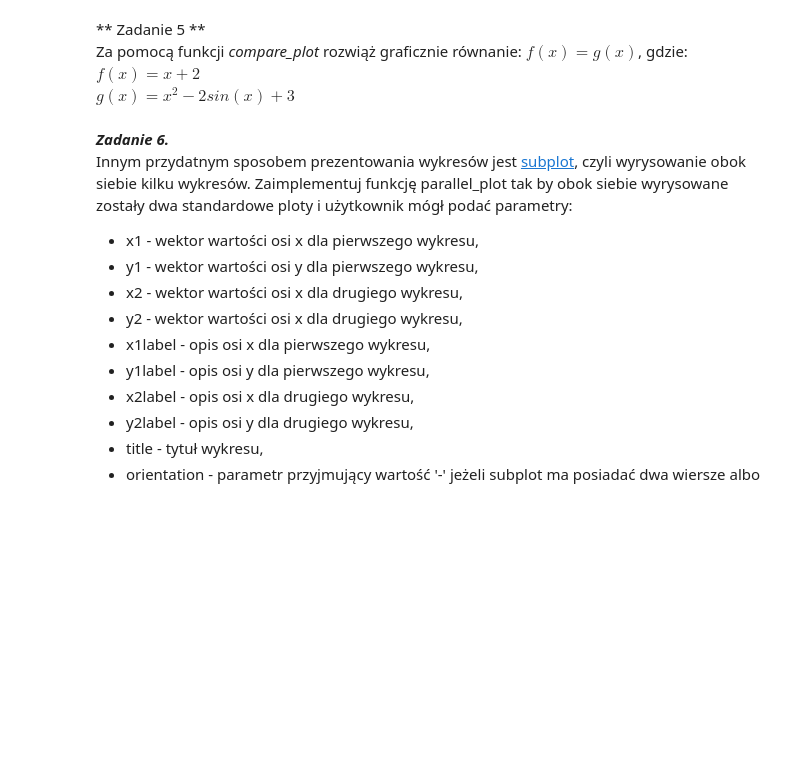
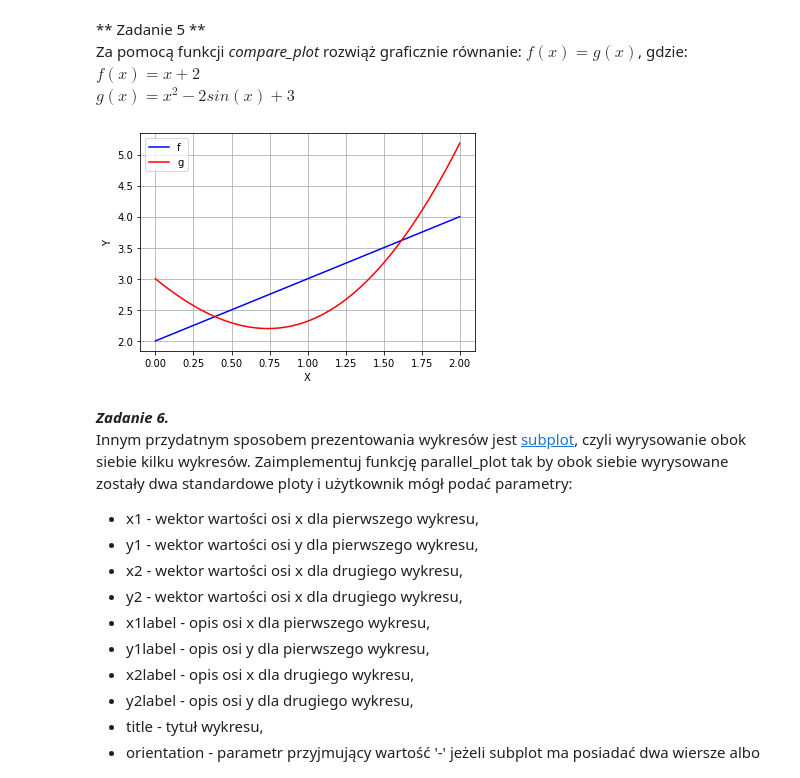
Before and after one commit to michasbueno/metody_numeryczne, a Jupyter notebook: numerki_lab2/sprawozdanie.ipynb, the cells around one changed output. Cells and saved outputs as stored; diff of their text form; code cells hidden in the pictures; blank space fills up the shorter version.

```diff
--- a/numerki_lab2/sprawozdanie.ipynb
+++ b/numerki_lab2/sprawozdanie.ipynb
@@ -143,6 +160,17 @@ Jeżeli nie da się wyrysować danych należy zwrócić wartość None.
 Za pomocą funkcji *compare\_plot* rozwiąż graficznie równanie: $f(x) = g(x)$, gdzie:
 $f(x) = x+2$
 $g(x) = x^2 -2sin(x) + 3$
+# %%
+domain = np.linspace(0, 2)
+def funcf(x):
+    return x+2
+
+def funcg(x):
+    return x*x - 2*np.sin(x) + 3
+
+compare_plot(domain, funcf(domain), domain, funcg(domain), "X", "Y", "porownanie", "f", "g")
+# %% [output]
+[figure, added]
 # %% [markdown]
 ***Zadanie 6.***
 Innym przydatnym sposobem prezentowania wykresów jest [subplot](https://matplotlib.org/3.3.2/api/_as_gen/matplotlib.pyplot.subplot.html), czyli wyrysowanie obok siebie kilku wykresów. Zaimplementuj funkcję parallel_plot tak by obok siebie wyrysowane zostały dwa standardowe ploty i użytkownik mógł podać parametry:
```
Also changed, not shown: parts of 4 cells of this notebook.
